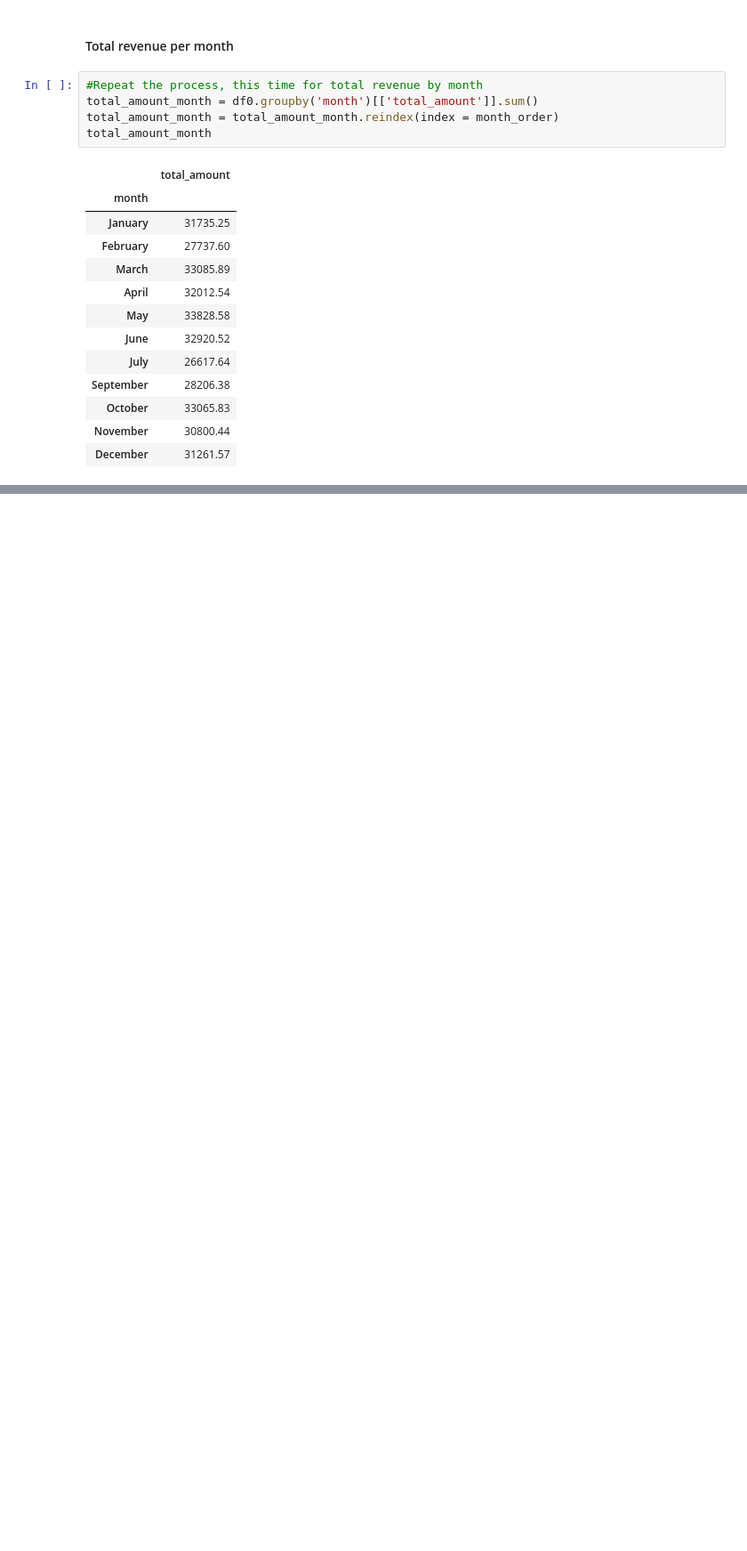
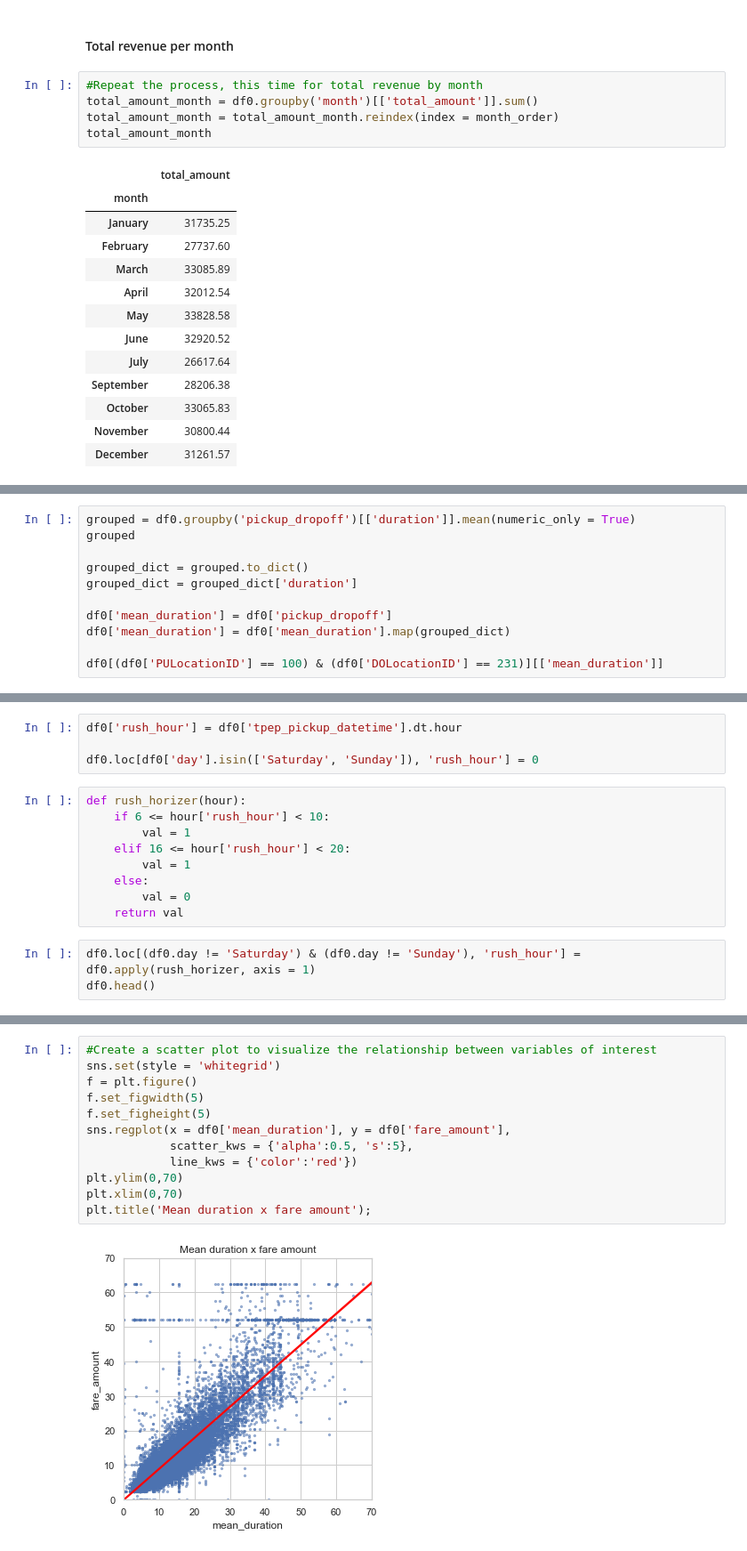
Before and after one commit to PedroHurtgm/Automatidata-Capstone, a Jupyter notebook: Automatidata Project.ipynb, the cells around one changed output, grey strips where cells are left out. Shown: that part at 89% size. Drawn from its saved outputs; the diff is of its cells as text; blank space fills up the shorter version.

```diff
--- a/Automatidata Project.ipynb
+++ b/Automatidata Project.ipynb
@@ -560,0 +602,11 @@ Text(0.5, 1.0, 'Total revenue by month')
+# %%
+grouped = df0.groupby('pickup_dropoff')[['duration']].mean(numeric_only = True)
+grouped
+
+grouped_dict = grouped.to_dict()
+grouped_dict = grouped_dict['duration']
+
+df0['mean_duration'] = df0['pickup_dropoff']
+df0['mean_duration'] = df0['mean_duration'].map(grouped_dict)
+
+df0[(df0['PULocationID'] == 100) & (df0['DOLocationID'] == 231)][['mean_duration']]
@@ -560,0 +623,16 @@ Text(0.5, 1.0, 'Total revenue by month')
+# %%
+df0['rush_hour'] = df0['tpep_pickup_datetime'].dt.hour
+
+df0.loc[df0['day'].isin(['Saturday', 'Sunday']), 'rush_hour'] = 0
+# %%
+def rush_horizer(hour):
+    if 6 <= hour['rush_hour'] < 10:
+        val = 1
+    elif 16 <= hour['rush_hour'] < 20:
+        val = 1
+    else:
+        val = 0
+    return val
+# %%
+df0.loc[(df0.day != 'Saturday') & (df0.day != 'Sunday'), 'rush_hour'] = df0.apply(rush_horizer, axis = 1)
+df0.head()
@@ -560,0 +652,14 @@ Text(0.5, 1.0, 'Total revenue by month')
+# %%
+#Create a scatter plot to visualize the relationship between variables of interest
+sns.set(style = 'whitegrid')
+f = plt.figure()
+f.set_figwidth(5)
+f.set_figheight(5)
+sns.regplot(x = df0['mean_duration'], y = df0['fare_amount'],
+            scatter_kws = {'alpha':0.5, 's':5},
+            line_kws = {'color':'red'})
+plt.ylim(0,70)
+plt.xlim(0,70)
+plt.title('Mean duration x fare amount');
+# %% [output]
+[figure, added]
```
Also changed, not shown: parts of 24 cells of this notebook.
